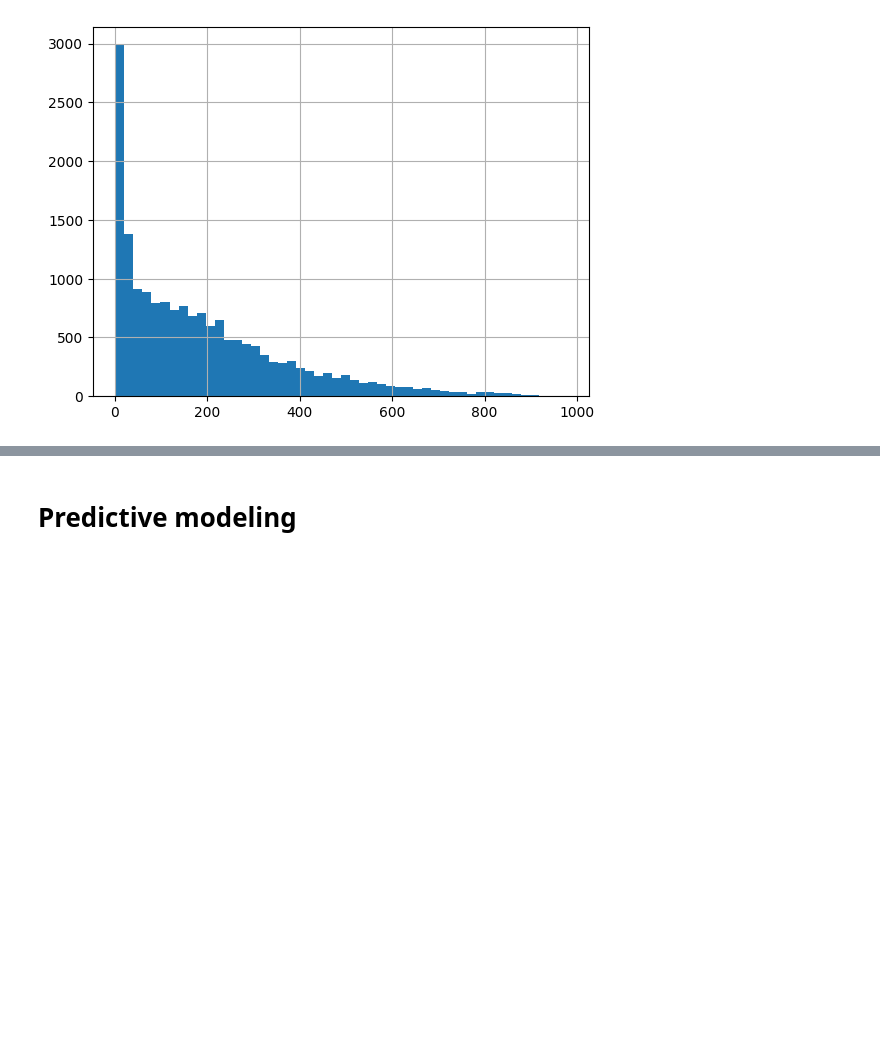
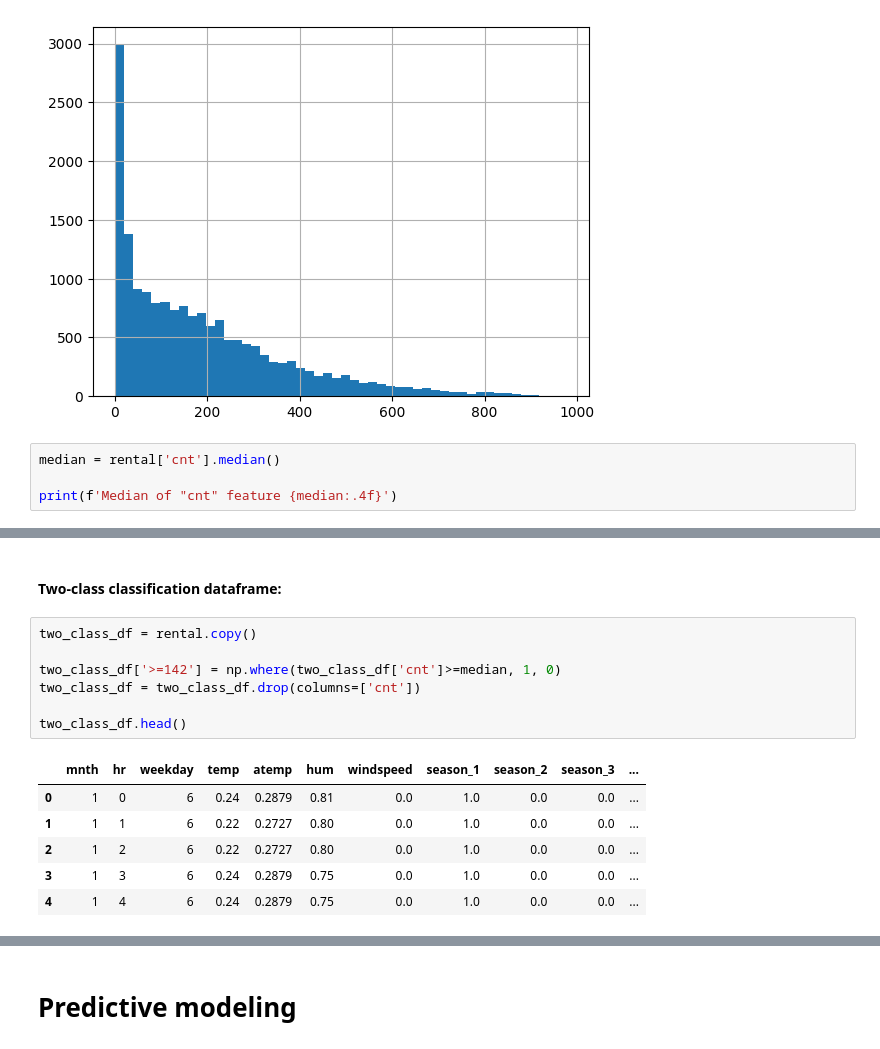
Before and after one commit to Mariuble/ucberkeley_bikerental, a Jupyter notebook: classification.ipynb, the cells around one changed output, grey strips where cells are left out. Drawn from its saved outputs; the diff is of its cells as text; blank space fills up the shorter version.

Commit message:
first draft for classifications

```diff
--- a/classification.ipynb
+++ b/classification.ipynb
@@ -29,3 +48,7 @@ rental.head()
 hist = rental['cnt'].hist(bins=50)
 # %% [output]
 [figure]
+# %%
+median = rental['cnt'].median()
+
+print(f'Median of "cnt" feature {median:.4f}')
@@ -31,0 +61,16 @@ hist = rental['cnt'].hist(bins=50)
+# %% [markdown]
+#### Two-class classification dataframe:
+# %%
+two_class_df = rental.copy()
+
+two_class_df['>=142'] = np.where(two_class_df['cnt']>=median, 1, 0)
+two_class_df = two_class_df.drop(columns=['cnt'])
+
+two_class_df.head()
+# %% [output]
+|  | mnth | hr | weekday | temp | atemp | hum | windspeed | season_1 | season_2 | season_3 | ... |
+| 0 | 1 | 0 | 6 | 0.24 | 0.2879 | 0.81 | 0.0 | 1.0 | 0.0 | 0.0 | ... |
+| 1 | 1 | 1 | 6 | 0.22 | 0.2727 | 0.80 | 0.0 | 1.0 | 0.0 | 0.0 | ... |
+| 2 | 1 | 2 | 6 | 0.22 | 0.2727 | 0.80 | 0.0 | 1.0 | 0.0 | 0.0 | ... |
+| 3 | 1 | 3 | 6 | 0.24 | 0.2879 | 0.75 | 0.0 | 1.0 | 0.0 | 0.0 | ... |
+| 4 | 1 | 4 | 6 | 0.24 | 0.2879 | 0.75 | 0.0 | 1.0 | 0.0 | 0.0 | ... |
```
Also changed, not shown: parts of 59 cells of this notebook.
